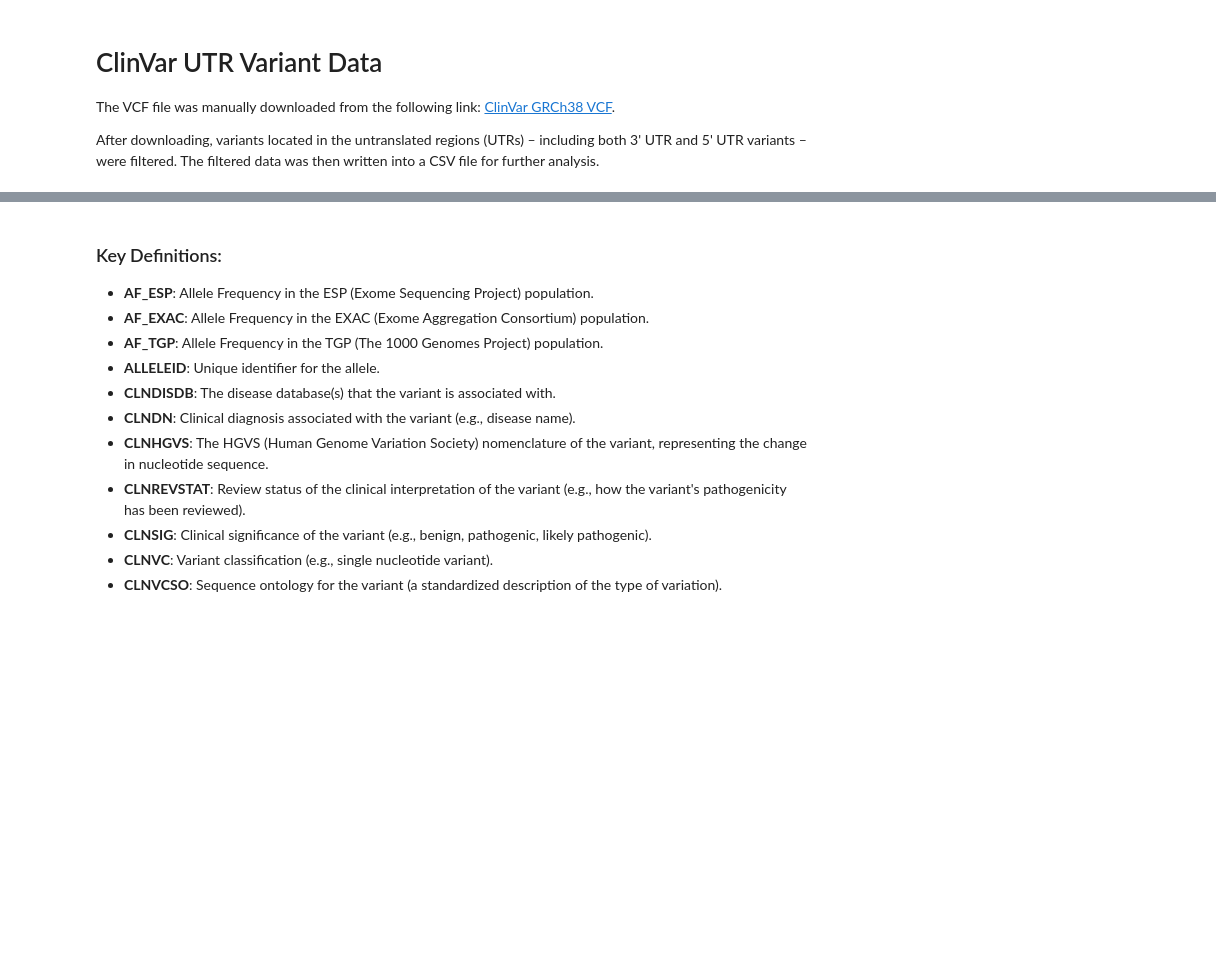
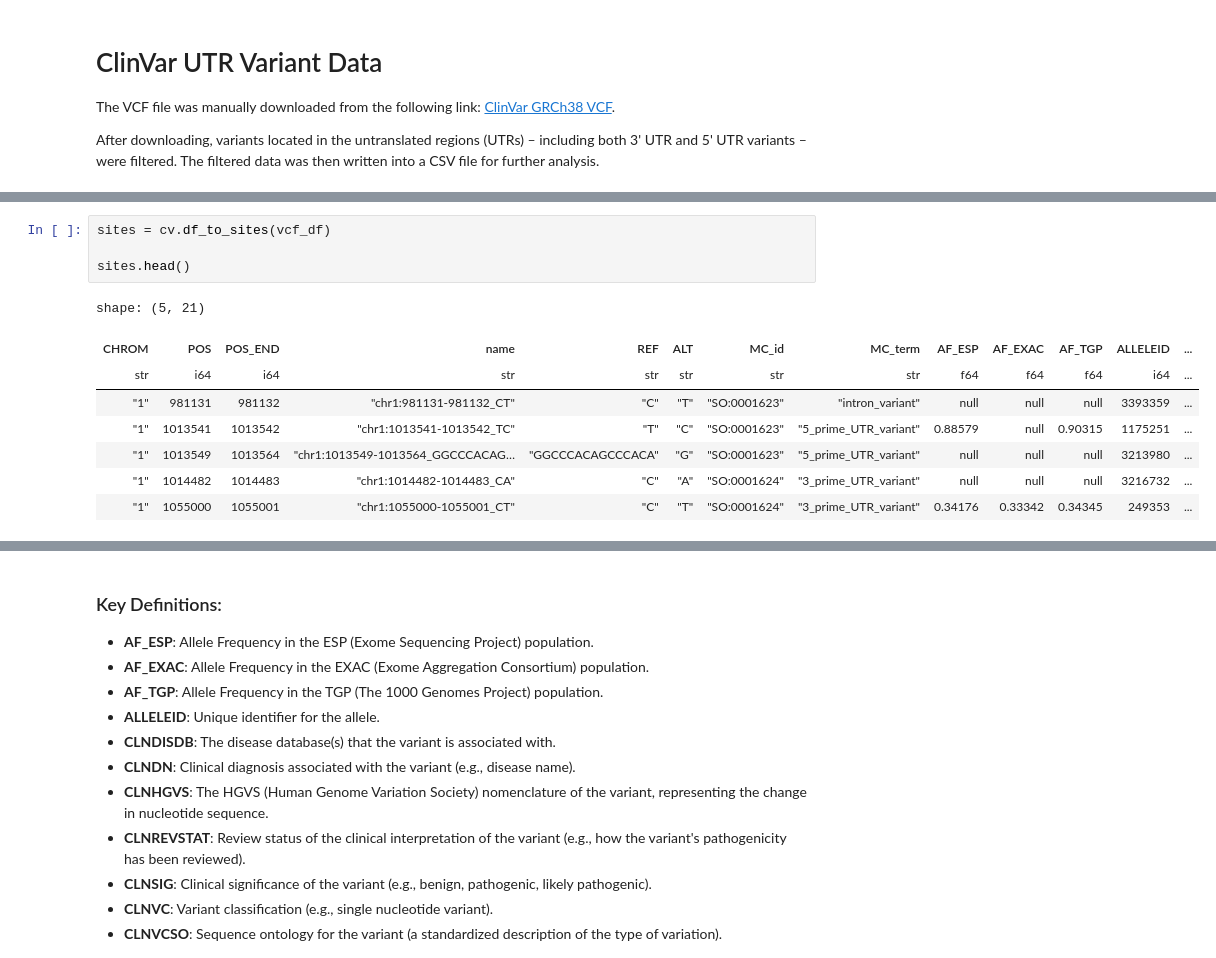
Before and after one commit to bschilder/VEP_DNA, a Jupyter notebook: notebooks/UTRVar.ipynb, the cells around one changed output, grey strips where cells are left out. Drawn from its saved outputs; the diff is of its cells as text; blank space fills up the shorter version.

```diff
--- a/notebooks/UTRVar.ipynb
+++ b/notebooks/UTRVar.ipynb
@@ -66 +62,14 @@ shape: (228_013, 21)
+# %%
+sites = cv.df_to_sites(vcf_df)
+
+sites.head()
+# %% [output]
+shape: (5, 21)
+| CHROM | POS | POS_END | name | REF | ALT | MC_id | MC_term | AF_ESP | AF_EXAC | AF_TGP | ALLELEID | ... |
+| str | i64 | i64 | str | str | str | str | str | f64 | f64 | f64 | i64 | ... |
+| "1" | 981131 | 981132 | "chr1:981131-981132_CT" | "C" | "T" | "SO:0001623" | "intron_variant" | null | null | null | 3393359 | ... |
+| "1" | 1013541 | 1013542 | "chr1:1013541-1013542_TC" | "T" | "C" | "SO:0001623" | "5_prime_UTR_variant" | 0.88579 | null | 0.90315 | 1175251 | ... |
+| "1" | 1013549 | 1013564 | "chr1:1013549-1013564_GGCCCACAG… | "GGCCCACAGCCCACA" | "G" | "SO:0001623" | "5_prime_UTR_variant" | null | null | null | 3213980 | ... |
+| "1" | 1014482 | 1014483 | "chr1:1014482-1014483_CA" | "C" | "A" | "SO:0001624" | "3_prime_UTR_variant" | null | null | null | 3216732 | ... |
+| "1" | 1055000 | 1055001 | "chr1:1055000-1055001_CT" | "C" | "T" | "SO:0001624" | "3_prime_UTR_variant" | 0.34176 | 0.33342 | 0.34345 | 249353 | ... |
 # %%
```
Also changed, not shown: parts of 15 cells of this notebook, 11 other files.
